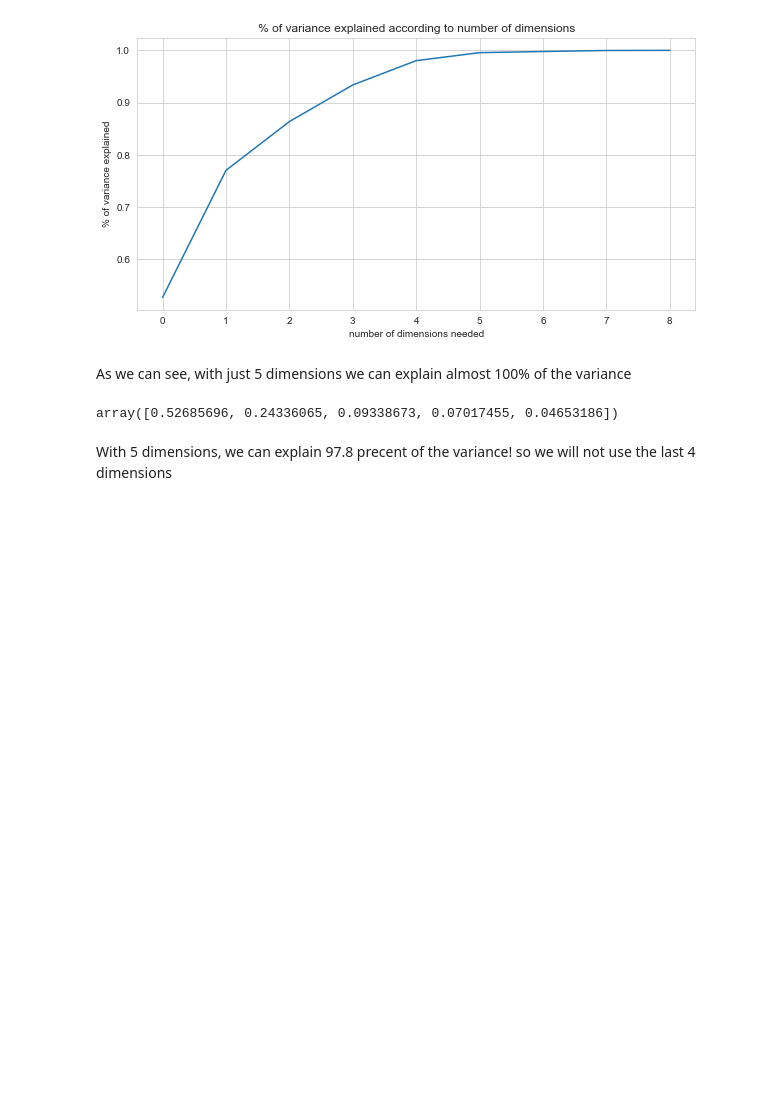
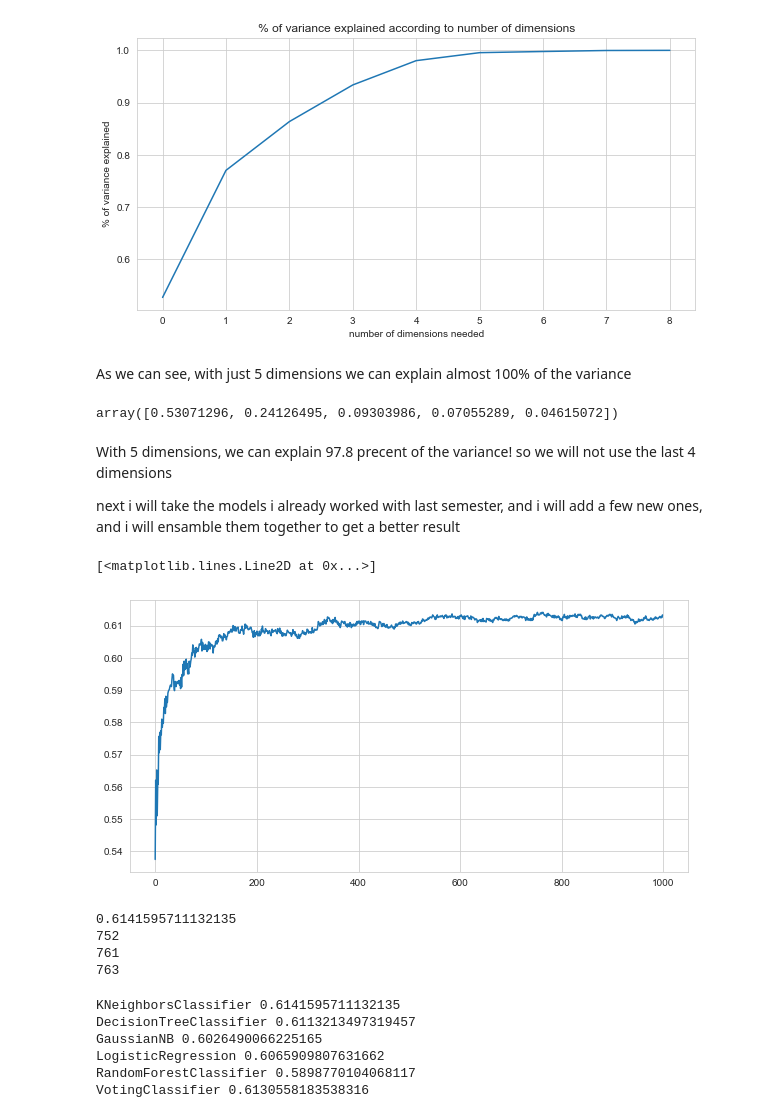
Before and after one commit to LiorBreitman8234/ML_SEM2, a Jupyter notebook: nba shots.ipynb, the cells around one changed output. Cells and saved outputs as stored; diff of their text form; code cells hidden in the pictures; blank space fills up the shorter version.

Commit message:
started working on upgrading classifier from last semester, so far used PCA, bagging and voting

```diff
--- a/nba shots.ipynb
+++ b/nba shots.ipynb
@@ -1231,8 +1225,39 @@ As we can see, with just 5 dimensions we can explain almost 100% of the variance
 # %%
 pca = PCA(n_components = 5)
 data_reduced = pca.fit_transform(data_train)
+test_reduced = pca.fit_transform(data_test)
 pca.explained_variance_ratio_
 # %% [output]
-array([0.52685696, 0.24336065, 0.09338673, 0.07017455, 0.04653186])
+array([0.53071296, 0.24126495, 0.09303986, 0.07055289, 0.04615072])
 # %% [markdown]
 With 5 dimensions, we can explain 97.8 precent of the variance! so we will not use the last 4 dimensions
+
+next i will take the models i already worked with last semester, and i will add a few new ones, and i will ensamble them together to get a better result
+# %%
+k_range = list(range(1,1000))
+k_scores_1 = []
+k_confusion_1 = []
+for k in k_range:
+    knn = KNeighborsClassifier(n_neighbors=k)
+    knn.fit(data_reduced, target_train)
+    pred = knn.predict(test_reduced)
+    score = metrics.accuracy_score(target_test, pred)
+    confusion = metrics.confusion_matrix(target_test, pred)
+    k_scores_1.append(score)
+    k_confusion_1.append(confusion)
+plt.figure(figsize = [10,5])
+plt.plot(k_scores_1)
+# %% [output]
+[<matplotlib.lines.Line2D at 0x...>]
+[figure, added]
+# %%
+print(max(k_scores_1))
+i = 0
+for i in range(999):
+    if k_scores_1[i] == max(k_scores_1):
+        print(i)
+# %% [output]
+0.6141595711132135
+752
+761
+763
@@ -1238,0 +1277,13 @@ With 5 dimensions, we can explain 97.8 precent of the variance! so we will not u
+# %%
+from sklearn.metrics import accuracy_score
+for clf in (knn,dtclf,gnb_clf,LoR_clf,RF_clf,voting_clf):
+    clf.fit(data_reduced,target_train)
+    pred = clf.predict(test_reduced)
+    print(clf.__class__.__name__, accuracy_score(target_test,pred))
+# %% [output]
+KNeighborsClassifier 0.6141595711132135
+DecisionTreeClassifier 0.6113213497319457
+GaussianNB 0.6026490066225165
+LogisticRegression 0.6065909807631662
+RandomForestClassifier 0.5898770104068117
+VotingClassifier 0.6130558183538316
```
Also changed, not shown: parts of 13 cells of this notebook.
